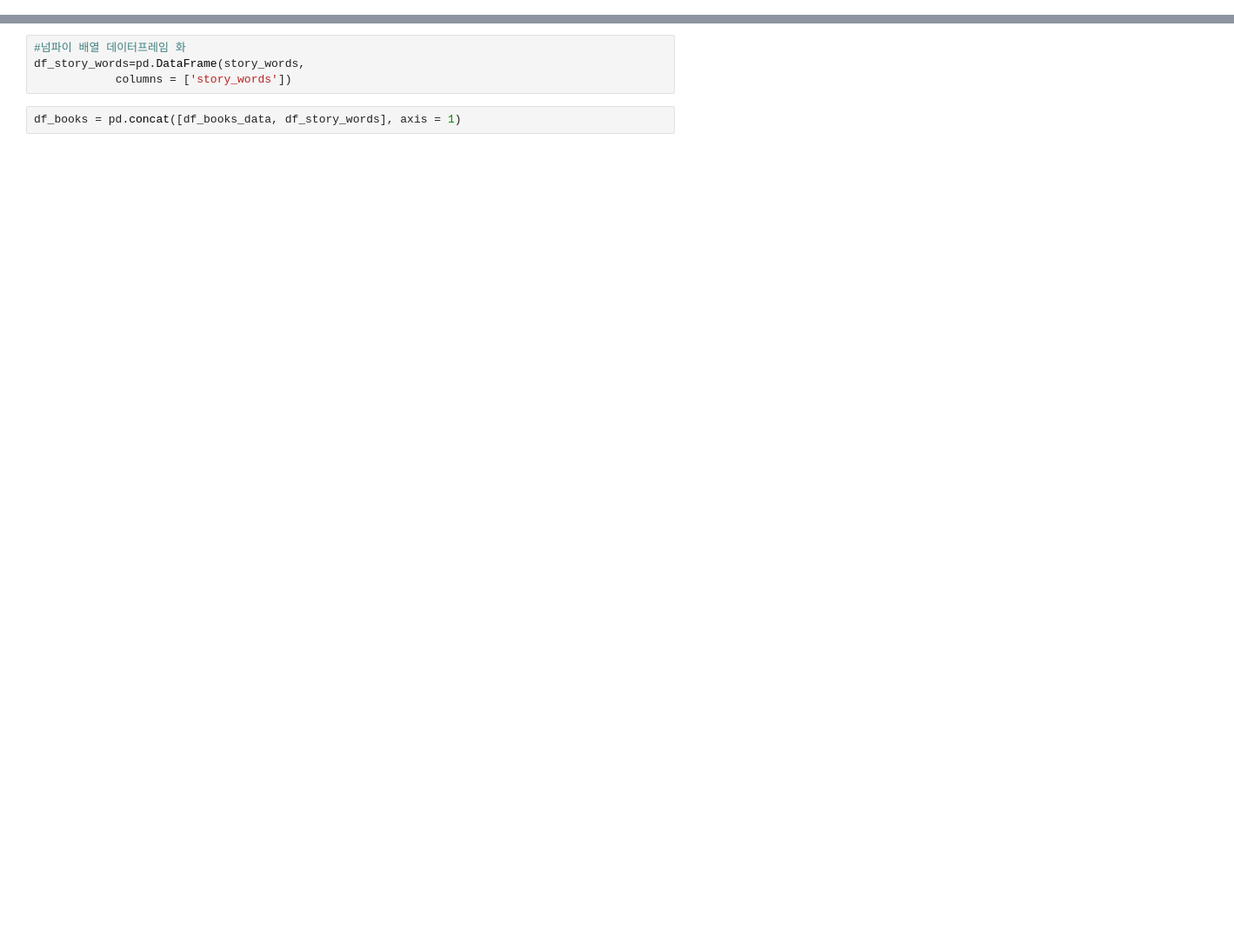
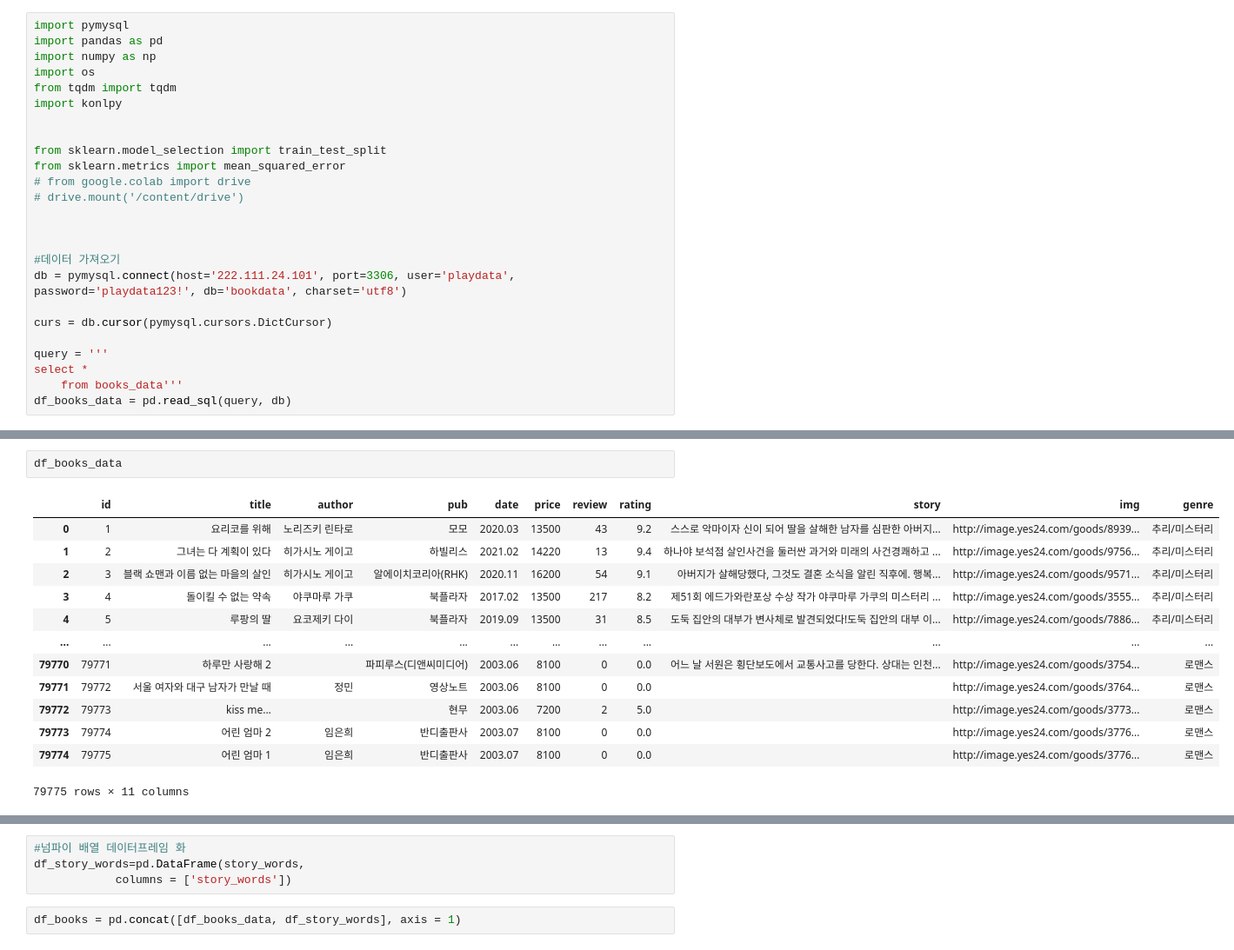
Before and after one commit to ggwnsghgg/book_project, a Jupyter notebook: 책_추천알고리즘.ipynb, the cells around one changed output, grey strips where cells are left out. Shown: that part at 87% size. Saved outputs shown, nothing was run; the diff lists cells and outputs as text; blank space fills up the shorter version.

Commit message:
Colaboratory를 통해 생성됨

```diff
--- a/책_추천알고리즘.ipynb
+++ b/책_추천알고리즘.ipynb
@@ -24,0 +24,25 @@ Requirement already satisfied: oauthlib>=3.0.0 in /usr/local/lib/python3.7/dist-
+# %%
+import pymysql
+import pandas as pd
+import numpy as np
+import os
+from tqdm import tqdm
+import konlpy
+
+
+from sklearn.model_selection import train_test_split
+from sklearn.metrics import mean_squared_error
+# from google.colab import drive
+# drive.mount('/content/drive')
+
+
+
+#데이터 가져오기
+db = pymysql.connect(host='222.111.24.101', port=3306, user='playdata', password='playdata123!', db='bookdata', charset='utf8')
+
+curs = db.cursor(pymysql.cursors.DictCursor)
+
+query = '''
+select *
+    from books_data'''
+df_books_data = pd.read_sql(query, db)
@@ -24,0 +57,16 @@ Requirement already satisfied: oauthlib>=3.0.0 in /usr/local/lib/python3.7/dist-
+# %%
+df_books_data
+# %% [output]
+|  | id | title | author | pub | date | price | review | rating | story | img | genre |
+| 0 | 1 | 요리코를 위해 | 노리즈키 린타로 | 모모 | 2020.03 | 13500 | 43 | 9.2 | 스스로 악마이자 신이 되어 딸을 살해한 남자를 심판한 아버지... | http://image.yes24.com/goods/8939... | 추리/미스터리 |
+| 1 | 2 | 그녀는 다 계획이 있다 | 히가시노 게이고 | 하빌리스 | 2021.02 | 14220 | 13 | 9.4 | 하나야 보석점 살인사건을 둘러싼 과거와 미래의 사건경쾌하고 ... | http://image.yes24.com/goods/9756... | 추리/미스터리 |
+| 2 | 3 | 블랙 쇼맨과 이름 없는 마을의 살인 | 히가시노 게이고 | 알에이치코리아(RHK) | 2020.11 | 16200 | 54 | 9.1 | 아버지가 살해당했다, 그것도 결혼 소식을 알린 직후에. 행복... | http://image.yes24.com/goods/9571... | 추리/미스터리 |
+| 3 | 4 | 돌이킬 수 없는 약속 | 야쿠마루 가쿠 | 북플라자 | 2017.02 | 13500 | 217 | 8.2 | 제51회 에드가와란포상 수상 작가 야쿠마루 가쿠의 미스터리 ... | http://image.yes24.com/goods/3555... | 추리/미스터리 |
+| 4 | 5 | 루팡의 딸 | 요코제키 다이 | 북플라자 | 2019.09 | 13500 | 31 | 8.5 | 도둑 집안의 대부가 변사체로 발견되었다!도둑 집안의 대부 이... | http://image.yes24.com/goods/7886... | 추리/미스터리 |
+| ... | ... | ... | ... | ... | ... | ... | ... | ... | ... | ... | ... |
+| 79770 | 79771 | 하루만 사랑해 2 |  | 파피루스(디앤씨미디어) | 2003.06 | 8100 | 0 | 0.0 | 어느 날 서원은 횡단보도에서 교통사고를 당한다. 상대는 인천... | http://image.yes24.com/goods/3754... | 로맨스 |
+| 79771 | 79772 | 서울 여자와 대구 남자가 만날 때 | 정민 | 영상노트 | 2003.06 | 8100 | 0 | 0.0 |  | http://image.yes24.com/goods/3764... | 로맨스 |
+| 79772 | 79773 | kiss me... |  | 현무 | 2003.06 | 7200 | 2 | 5.0 |  | http://image.yes24.com/goods/3773... | 로맨스 |
+| 79773 | 79774 | 어린 엄마 2 | 임은희 | 반디출판사 | 2003.07 | 8100 | 0 | 0.0 |  | http://image.yes24.com/goods/3776... | 로맨스 |
+| 79774 | 79775 | 어린 엄마 1 | 임은희 | 반디출판사 | 2003.07 | 8100 | 0 | 0.0 |  | http://image.yes24.com/goods/3776... | 로맨스 |
+79775 rows × 11 columns
```
Also changed, not shown: parts of 19 cells of this notebook.
